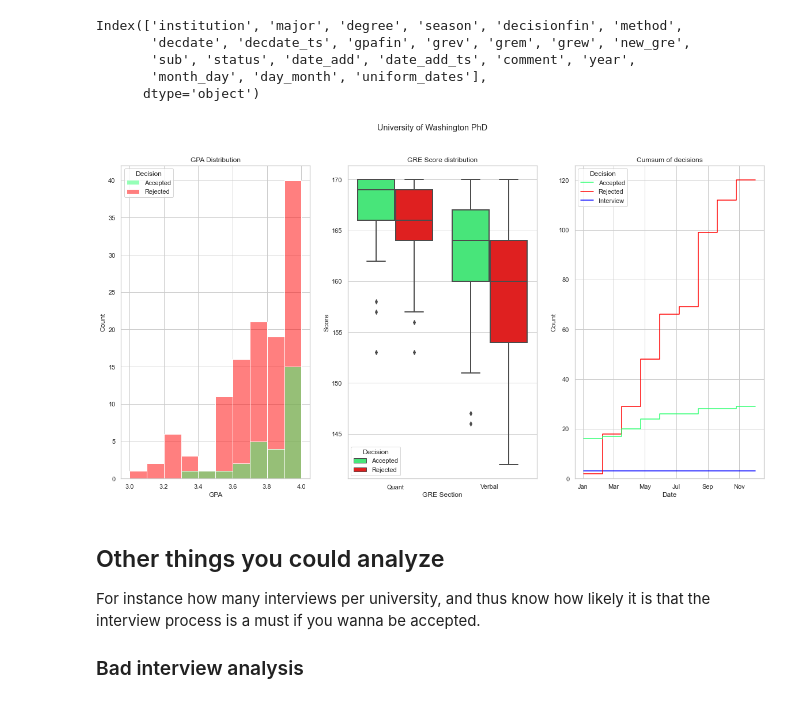
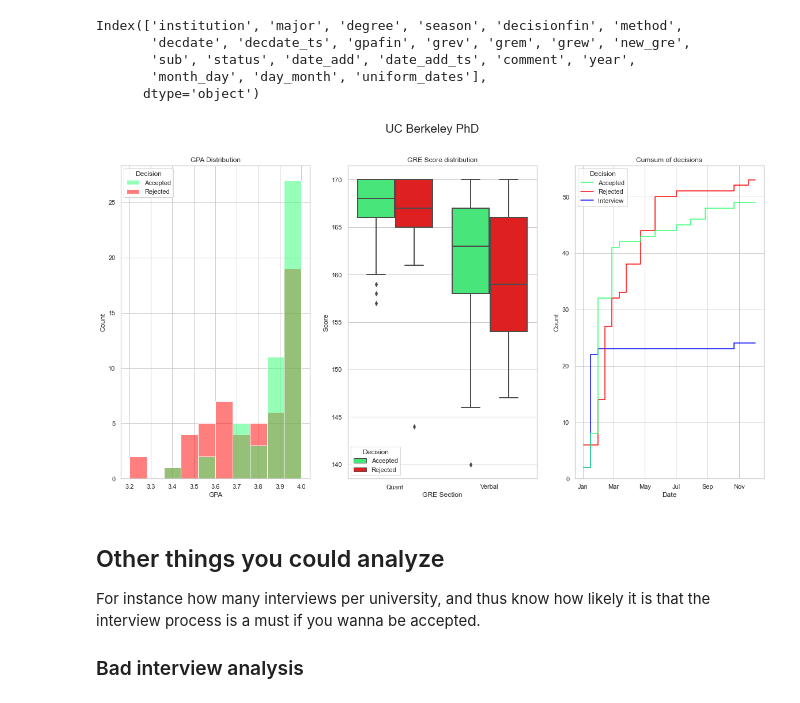
Before and after one commit to jjdelvalle/gradcafe_analysis, a Jupyter notebook: app/GradAnalysis.ipynb, the cells around one changed output. Saved outputs shown, nothing was run; the diff lists cells and outputs as text; code cells hidden in the pictures.

Commit message:
Make title of plot bigger

```diff
--- a/app/GradAnalysis.ipynb
+++ b/app/GradAnalysis.ipynb
@@ -126,13 +126,13 @@ def get_uni_stats(u_df, search: str, title: str = None, degree: str = 'MS'):
     ax[2].set_ylabel("Count")
     ax[2].set_title("Cumsum of decisions")
 
-    fig.suptitle(title + ' ' + degree)
+    fig.suptitle(title + ' ' + degree, size='xx-large')
     plt.savefig(title + '.png')
     fig.show()
-# %%
-get_uni_stats(df_1720, 'university of washington', 'University of Washington', 'PhD')
-# %% [output]
-[figure, removed]
+# %%
+get_uni_stats(df_1720, 'berkeley', 'UC Berkeley', 'PhD')
+# %% [output]
+[figure, added]
 # %% [markdown]
 ## Other things you could analyze
 
```
Also changed, not shown: 1 other file.
